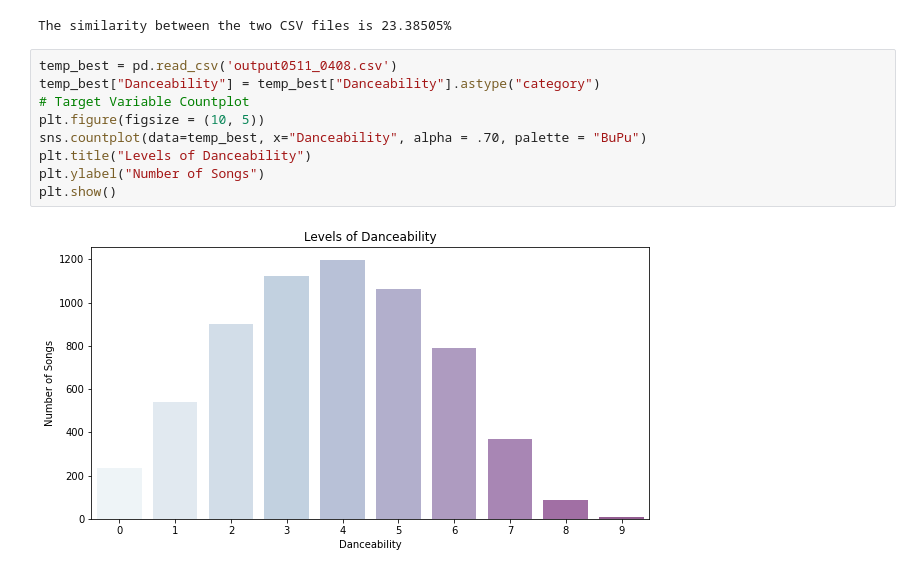
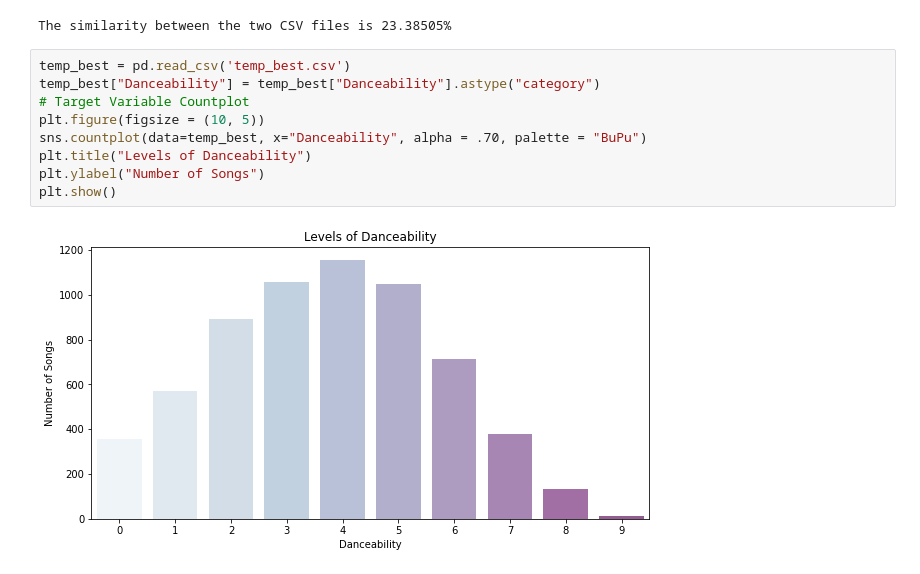
Before and after one commit to ouyang-yang/HTML, a Jupyter notebook: similarity.ipynb, the cells around one changed output. Cells and saved outputs as stored; diff of their text form.

```diff
--- a/similarity.ipynb
+++ b/similarity.ipynb
@@ -123,13 +121,13 @@ print(f"The similarity between the two CSV files is {result:.5f}%")
 # %% [output]
 The similarity between the two CSV files is 23.38505%
 # %%
-temp_best = pd.read_csv('output0511_0408.csv')
+temp_best = pd.read_csv('temp_best.csv')
 temp_best["Danceability"] = temp_best["Danceability"].astype("category")
 # Target Variable Countplot
 plt.figure(figsize = (10, 5))
 sns.countplot(data=temp_best, x="Danceability", alpha = .70, palette = "BuPu")
 plt.title("Levels of Danceability")
 plt.ylabel("Number of Songs")
 plt.show()
 # %% [output]
-[figure, old version]
+[figure, new version]
```
Also changed, not shown: parts of 4 cells of this notebook, 11 other files.
